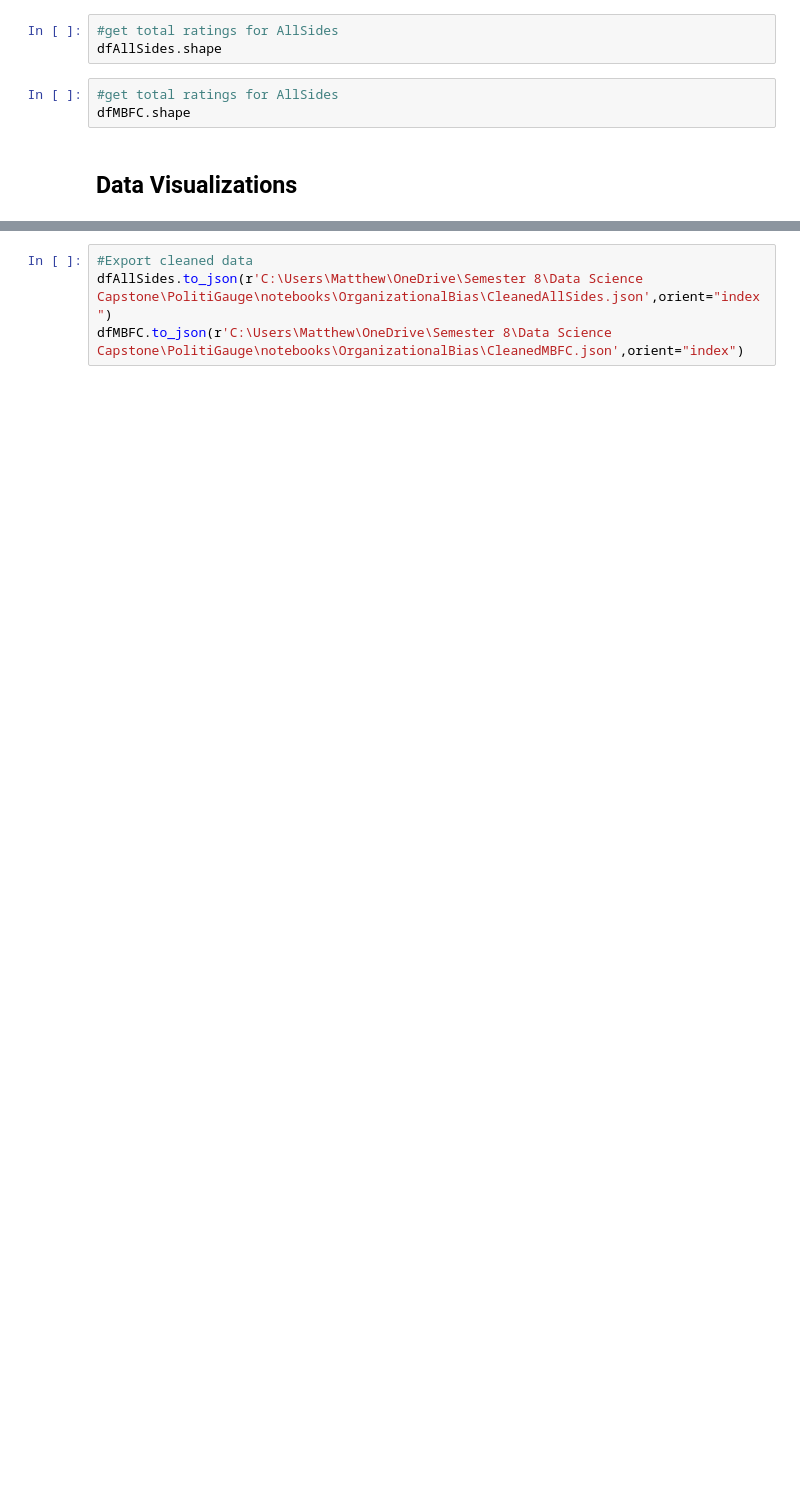
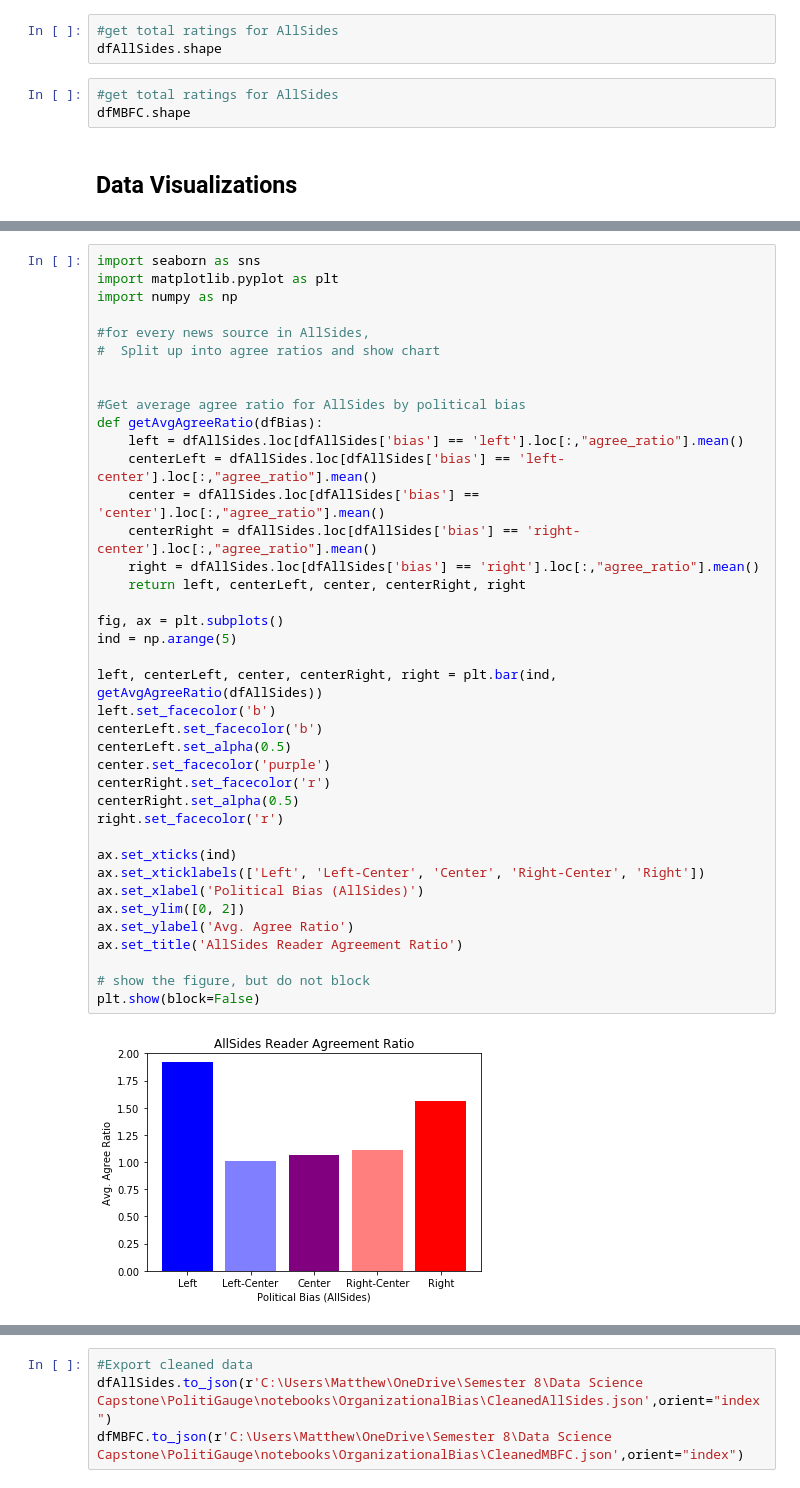
Before and after one commit to eltabre/PolitiGauge, a Jupyter notebook: notebooks/OrganizationalBias/OrgBiasExploration.ipynb, the cells around one changed output, grey strips where cells are left out. Saved outputs shown, nothing was run; the diff lists cells and outputs as text; blank space fills up the shorter version.

```diff
--- a/notebooks/OrganizationalBias/OrgBiasExploration.ipynb
+++ b/notebooks/OrganizationalBias/OrgBiasExploration.ipynb
@@ -85,0 +70,41 @@ dfMBFC.shape
+# %%
+import seaborn as sns
+import matplotlib.pyplot as plt
+import numpy as np
+
+#for every news source in AllSides,
+#  Split up into agree ratios and show chart
+
+
+#Get average agree ratio for AllSides by political bias
+def getAvgAgreeRatio(dfBias):
+    left = dfAllSides.loc[dfAllSides['bias'] == 'left'].loc[:,"agree_ratio"].mean()
+    centerLeft = dfAllSides.loc[dfAllSides['bias'] == 'left-center'].loc[:,"agree_ratio"].mean()
+    center = dfAllSides.loc[dfAllSides['bias'] == 'center'].loc[:,"agree_ratio"].mean()
+    centerRight = dfAllSides.loc[dfAllSides['bias'] == 'right-center'].loc[:,"agree_ratio"].mean()
+    right = dfAllSides.loc[dfAllSides['bias'] == 'right'].loc[:,"agree_ratio"].mean()
+    return left, centerLeft, center, centerRight, right
+
+fig, ax = plt.subplots()
+ind = np.arange(5)
+
+left, centerLeft, center, centerRight, right = plt.bar(ind, getAvgAgreeRatio(dfAllSides))
+left.set_facecolor('b')
+centerLeft.set_facecolor('b')
+centerLeft.set_alpha(0.5)
+center.set_facecolor('purple')
+centerRight.set_facecolor('r')
+centerRight.set_alpha(0.5)
+right.set_facecolor('r')
+
+ax.set_xticks(ind)
+ax.set_xticklabels(['Left', 'Left-Center', 'Center', 'Right-Center', 'Right'])
+ax.set_xlabel('Political Bias (AllSides)')
+ax.set_ylim([0, 2])
+ax.set_ylabel('Avg. Agree Ratio')
+ax.set_title('AllSides Reader Agreement Ratio')
+
+# show the figure, but do not block
+plt.show(block=False)
+# %% [output]
+[figure, added]
```
Also changed, not shown: parts of 6 cells of this notebook, 11 other files.
